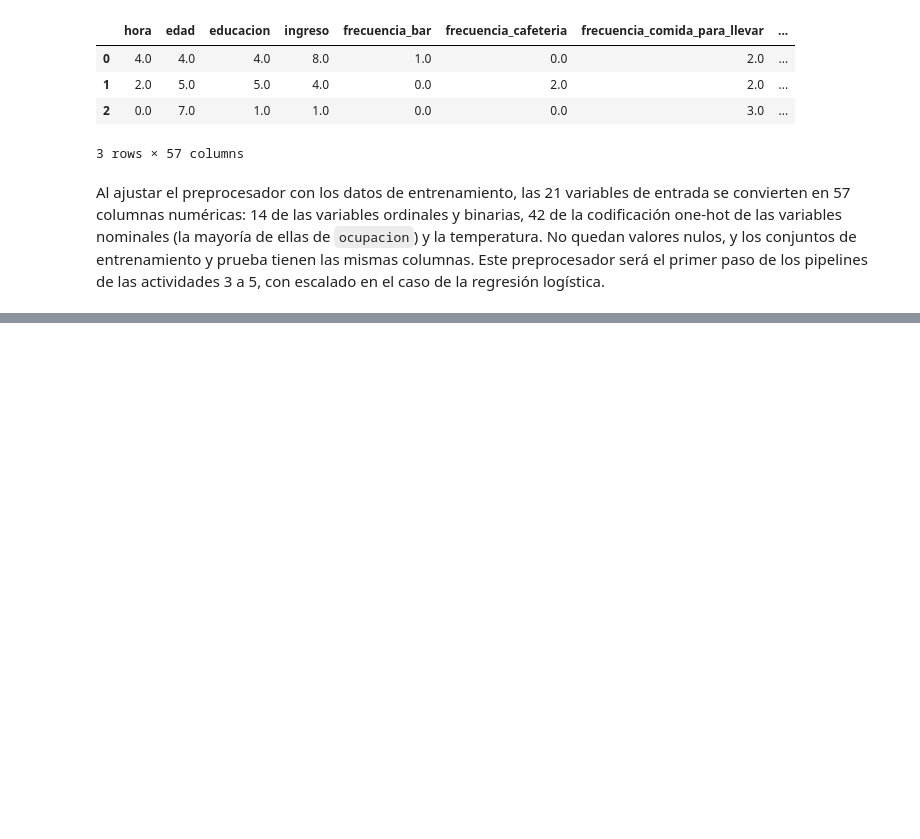
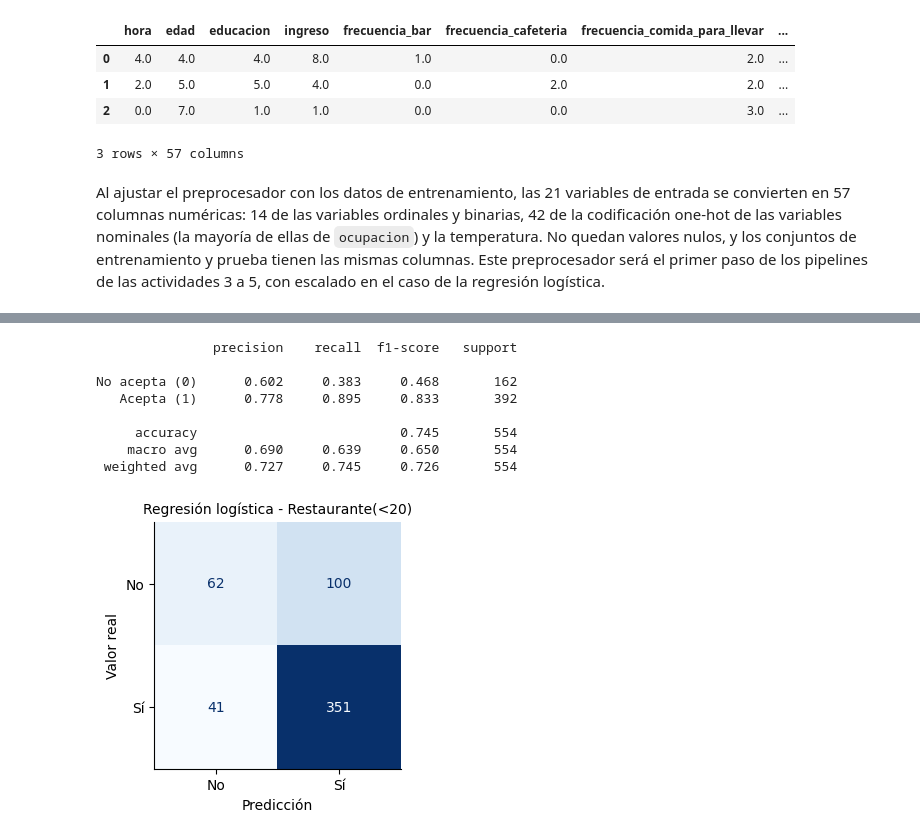
Before and after one commit to DanielGT27-Q/Laboratorio_3_MC, a Jupyter notebook: Laboratorio_3.ipynb, the cells around one changed output, grey strips where cells are left out. Drawn from its saved outputs; the diff is of its cells as text; code cells hidden in the pictures; blank space fills up the shorter version.

```diff
--- a/Laboratorio_3.ipynb
+++ b/Laboratorio_3.ipynb
@@ -465,0 +606,3 @@ escalado en el caso de la regresión logística.
+# %%
+busqueda_rl_rest = buscar(pipeline_rl(), grilla_rl, "Restaurante(<20)")
+resumen_busqueda(busqueda_rl_rest)
@@ -465,0 +627,12 @@ escalado en el caso de la regresión logística.
+# %%
+evaluar_en_prueba(busqueda_rl_rest, "Restaurante(<20)", "Regresión logística")
+# %% [output]
+               precision    recall  f1-score   support
+
+No acepta (0)      0.602     0.383     0.468       162
+   Acepta (1)      0.778     0.895     0.833       392
+
+     accuracy                          0.745       554
+    macro avg      0.690     0.639     0.650       554
+ weighted avg      0.727     0.745     0.726       554
+[figure, added]
```
Also changed, not shown: parts of 26 cells of this notebook.
